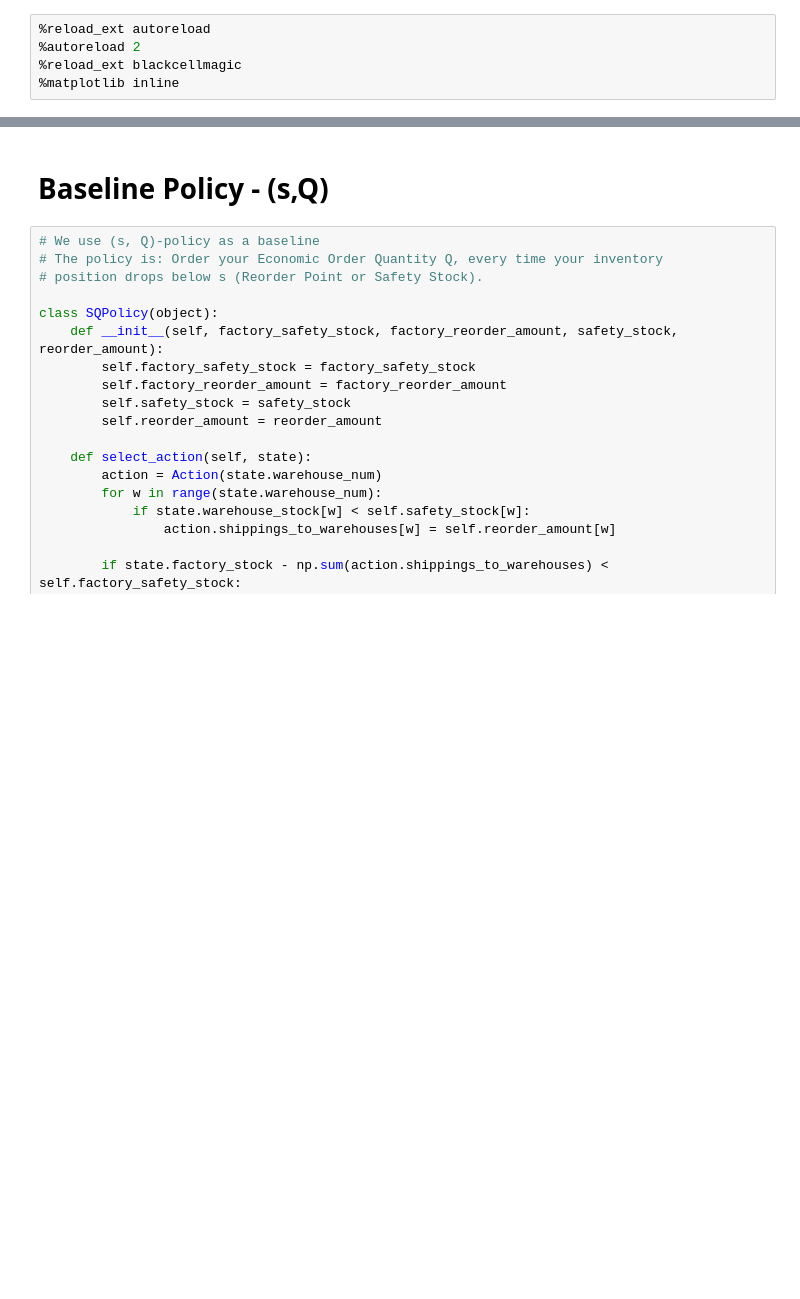
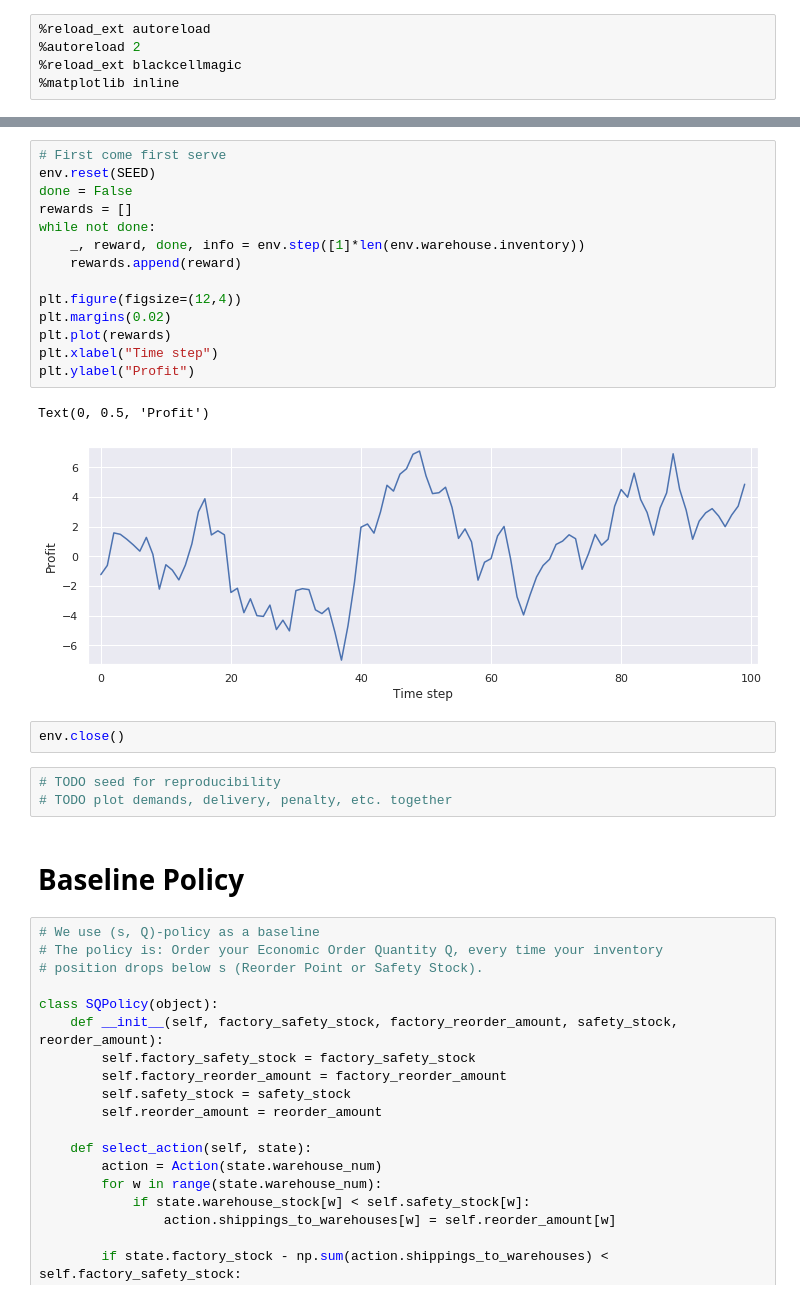
Before and after one commit to loomlike/relearn, a Jupyter notebook: example_logistics.ipynb, the cells around one changed output, grey strips where cells are left out. Saved outputs shown, nothing was run; the diff lists cells and outputs as text; blank space fills up the shorter version.

```diff
--- a/example_logistics.ipynb
+++ b/example_logistics.ipynb
@@ -127,5 +109,27 @@ def visualize_transitions(transitions):
+# %%
+# First come first serve
+env.reset(SEED)
+done = False
+rewards = []
+while not done:
+    _, reward, done, info = env.step([1]*len(env.warehouse.inventory))
+    rewards.append(reward)
+
+plt.figure(figsize=(12,4))
+plt.margins(0.02)
+plt.plot(rewards)
+plt.xlabel("Time step")
+plt.ylabel("Profit")
+# %% [output]
+Text(0, 0.5, 'Profit')
+[figure, added]
+# %%
+env.close()
+# %%
+# TODO seed for reproducibility
+# TODO plot demands, delivery, penalty, etc. together
 # %% [markdown]
-# Baseline Policy - (s,Q)
+# Baseline Policy
 # %%
 # We use (s, Q)-policy as a baseline
 # The policy is: Order your Economic Order Quantity Q, every time your inventory
```
Also changed, not shown: parts of 15 cells of this notebook, 1 other file.
